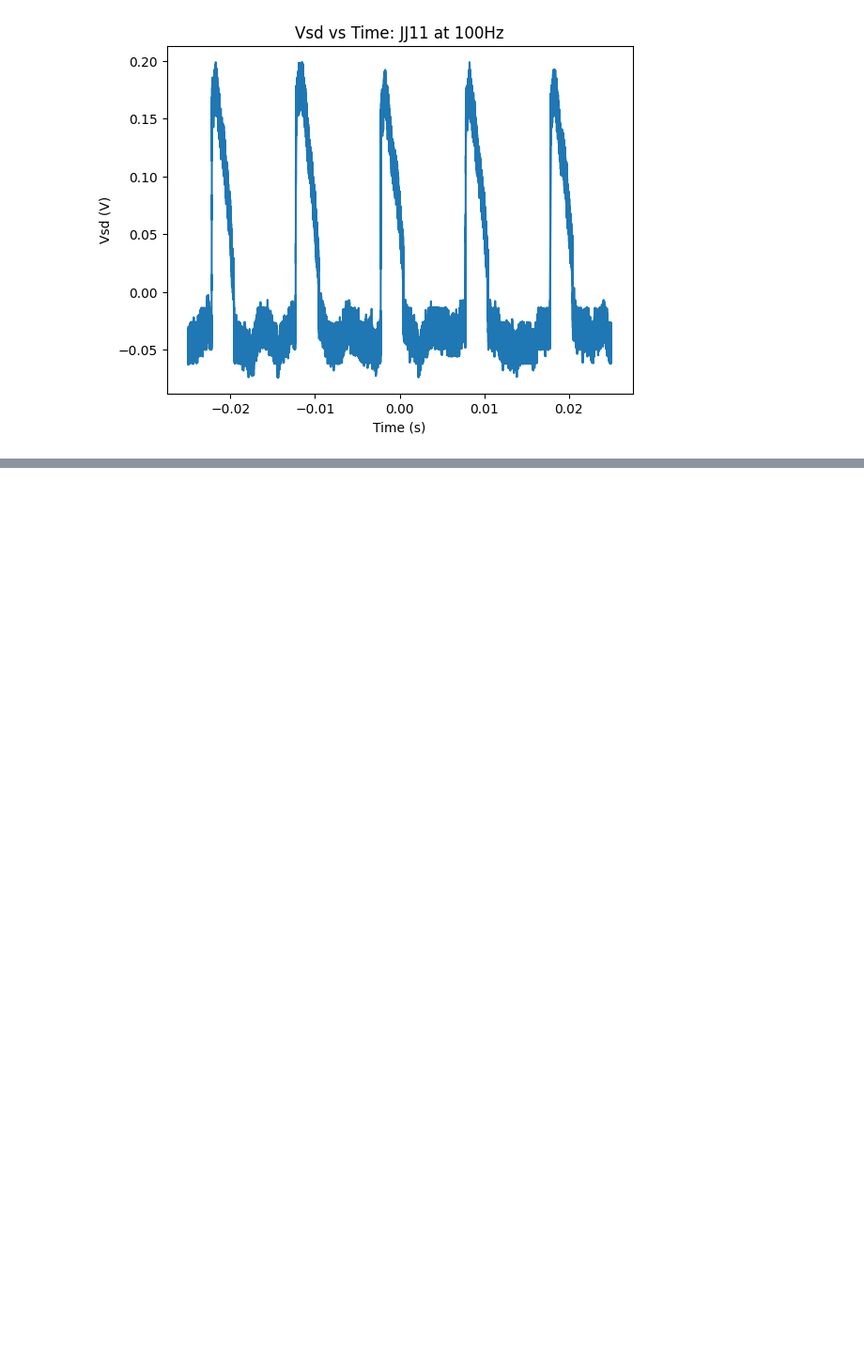
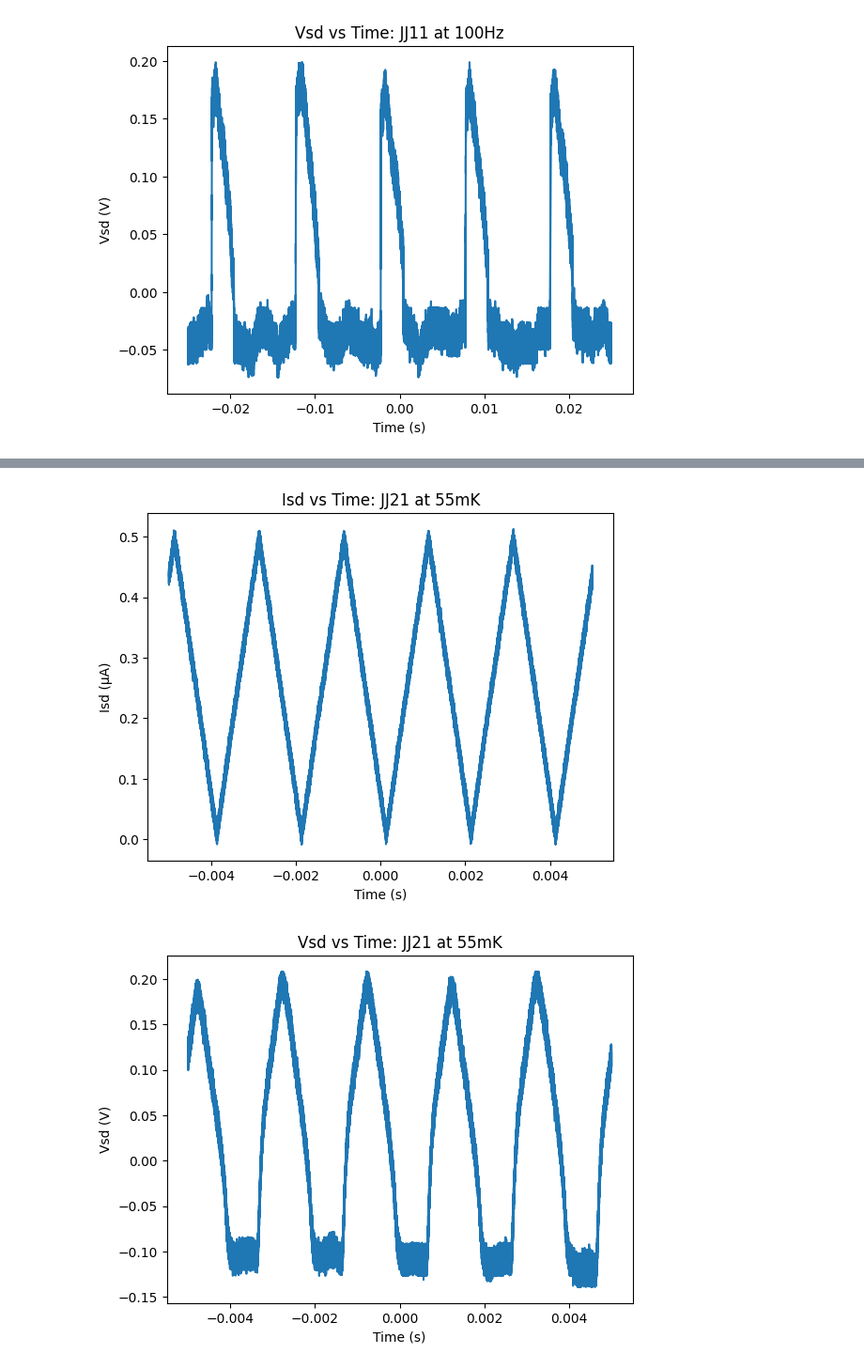
Before and after one commit to defnedoken/labeq, a Jupyter notebook: pulse_analysis.ipynb, the cells around one changed output, grey strips where cells are left out. Shown: that part at 94% size. Cells and saved outputs as stored; diff of their text form; code cells hidden in the pictures; blank space fills up the shorter version.

```diff
--- a/pulse_analysis.ipynb
+++ b/pulse_analysis.ipynb
@@ -259,0 +282,5 @@ Critical current times: [-0.025      -0.02499995 -0.0249999  ...  0.02454595  0.
+# %%
+plot_trace('JJ21_Vg=-4.5V_55mK_trace4.csv', 'Isd vs Time: JJ21 at 55mK', 'Vsd vs Time: JJ21 at 55mK')
+# %% [output]
+[figure, added]
+[figure, added]
```
Also changed, not shown: parts of 9 cells of this notebook.
